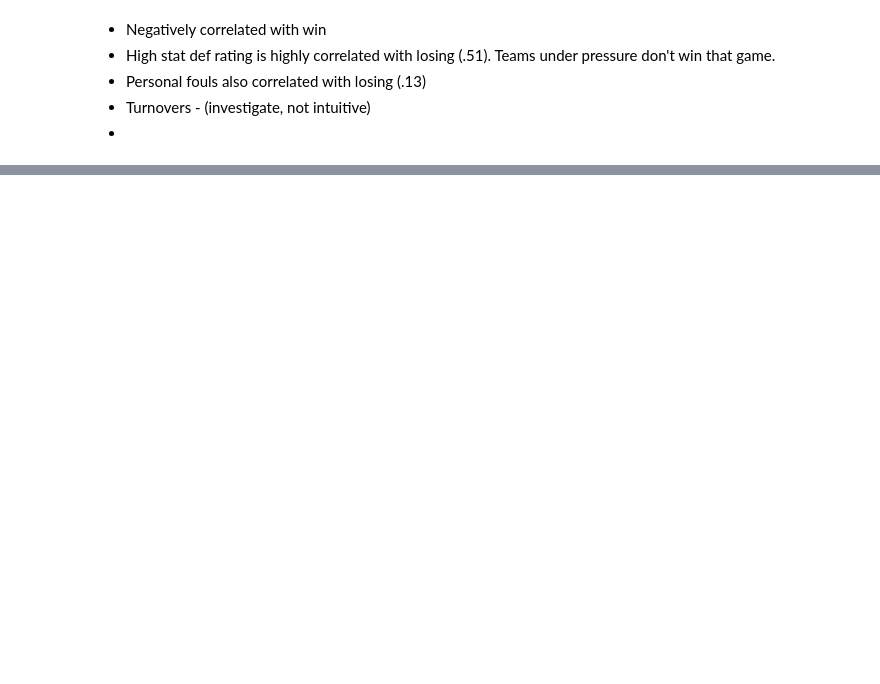
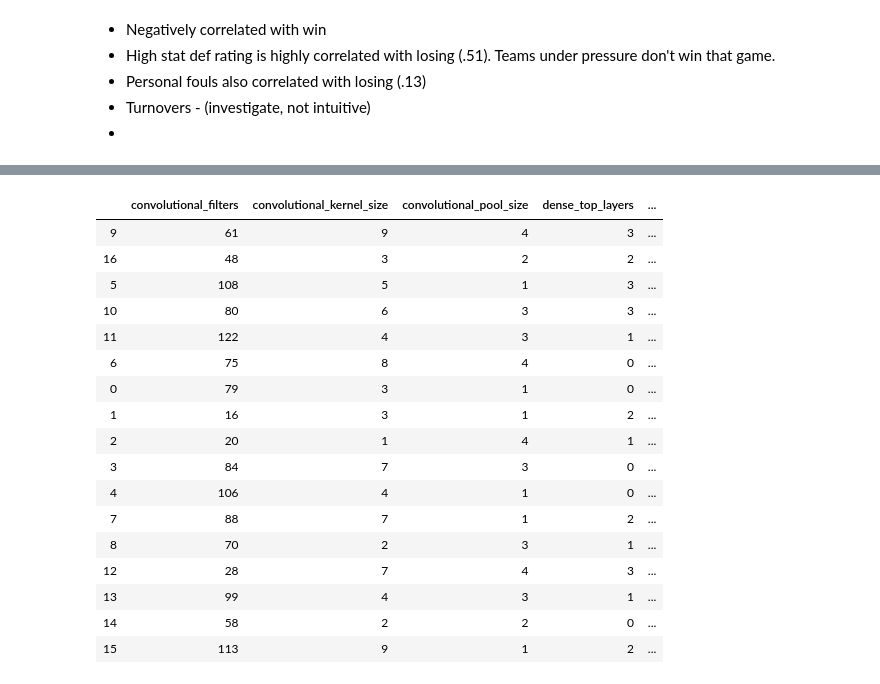
Before and after one commit to tristan00/sports_predictor, a Jupyter notebook: nba/eda.ipynb, the cells around one changed output, grey strips where cells are left out. Saved outputs shown, nothing was run; the diff lists cells and outputs as text; code cells hidden in the pictures; blank space fills up the shorter version.

```diff
--- a/nba/eda.ipynb
+++ b/nba/eda.ipynb
@@ -146,0 +112,13 @@ pd.DataFrame(data=past_n_game_dataset['pho']["['2017-12-31', 'phi', 'pho']"])
+# %%
+results = pd.read_csv(f'{data_path}/nn_architectures.csv')
+results['use_resnet'] = results['use_resnet'].astype(int)
+results['use_convolution_cell'] = results['use_convolution_cell'].astype(int)
+results['recurrent_bi_direction'] = results['recurrent_bi_direction'].astype(int)
+results['use_recurrent_cell'] = results['use_recurrent_cell'].astype(int)
+results['use_recurrent_convolutional_cell'] = results['use_recurrent_convolutional_cell'].astype(int)
+results['use_convolutional_recurrent_cell'] = results['use_convolutional_recurrent_cell'].astype(int)
+results['use_dense_cell'] = results['use_dense_cell'].astype(int)
+results['use_x1'] = results['use_x1'].astype(int)
+results['use_x2'] = results['use_x2'].astype(int)
+
+results.shape
@@ -147,3 +136,21 @@ pd.DataFrame(data=past_n_game_dataset['pho']["['2017-12-31', 'phi', 'pho']"])
 # %%
-results = pd.read_csv(f'{data_path}/nn_architectures.csv')
-results.sort_values('accuracy', ascending = False).head(10)
+results.sort_values('accuracy', ascending = False).head(20)
+# %% [output]
+|  | convolutional_filters | convolutional_kernel_size | convolutional_pool_size | dense_top_layers | ... |
+| 9 | 61 | 9 | 4 | 3 | ... |
+| 16 | 48 | 3 | 2 | 2 | ... |
+| 5 | 108 | 5 | 1 | 3 | ... |
+| 10 | 80 | 6 | 3 | 3 | ... |
+| 11 | 122 | 4 | 3 | 1 | ... |
+| 6 | 75 | 8 | 4 | 0 | ... |
+| 0 | 79 | 3 | 1 | 0 | ... |
+| 1 | 16 | 3 | 1 | 2 | ... |
+| 2 | 20 | 1 | 4 | 1 | ... |
+| 3 | 84 | 7 | 3 | 0 | ... |
+| 4 | 106 | 4 | 1 | 0 | ... |
+| 7 | 88 | 7 | 1 | 2 | ... |
+| 8 | 70 | 2 | 3 | 1 | ... |
+| 12 | 28 | 7 | 4 | 3 | ... |
+| 13 | 99 | 4 | 3 | 1 | ... |
+| 14 | 58 | 2 | 2 | 0 | ... |
+| 15 | 113 | 9 | 1 | 2 | ... |
```
Also changed, not shown: parts of 20 cells of this notebook, 3 other files.
